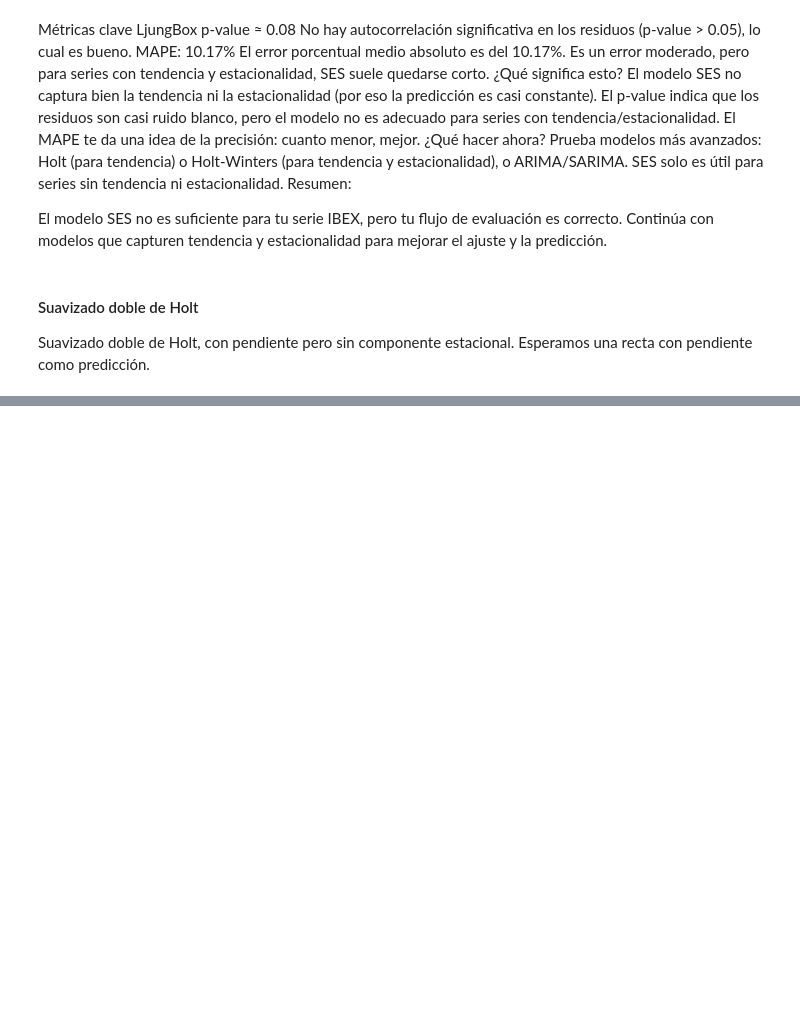
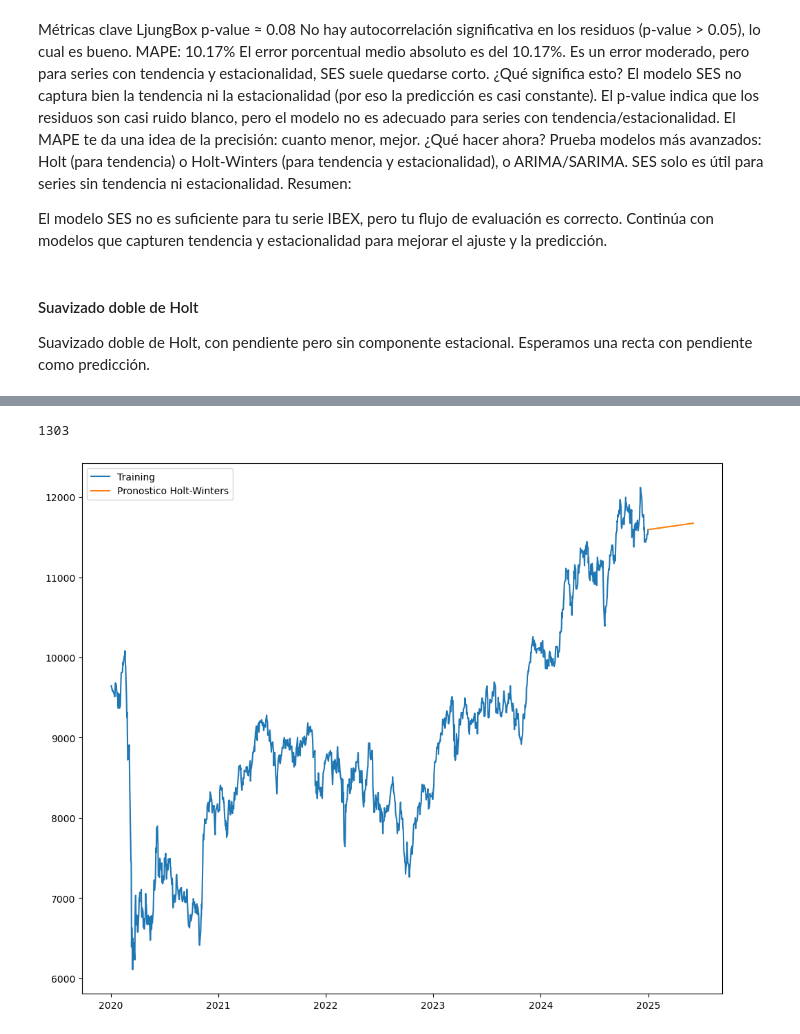
Before and after one commit to TFMUCM01/TFM, a Jupyter notebook: Analisis_ML/series_temporales.ipynb, the cells around one changed output, grey strips where cells are left out. Cells and saved outputs as stored; diff of their text form; code cells hidden in the pictures; blank space fills up the shorter version.

Commit message:
# Adicion de modelo Holt Winters simple

```diff
--- a/Analisis_ML/series_temporales.ipynb
+++ b/Analisis_ML/series_temporales.ipynb
@@ -680,0 +692,18 @@ Suavizado doble de Holt, con pendiente pero sin componente estacional. Esperamos
+# %%
+IBEX_CLOSE = IBEX[["Close"]]
+# Filtrar hasta el 2024-12-31 usando el índice
+IBEX_CLOSE_filtrado = IBEX_CLOSE.loc[:'2024-12-31']
+valor = IBEX_CLOSE_filtrado.shape[0]
+valor
+# %% [output]
+1303
+# %%
+modelo_hw = ets.ExponentialSmoothing(IBEX_CLOSE["Close"].iloc[:valor], trend="multiplicative", seasonal=None).fit()
+pronostico_hw_adicion = modelo_hw.predict(start="2025-01-01", end="2025-05-31")
+# %%
+plt.plot(IBEX_CLOSE_filtrado["Close"],label="Training")
+plt.plot(pronostico_hw_adicion,label="Pronostico Holt-Winters")
+plt.legend()
+plt.show()
+# %% [output]
+[figure, added]
```
Also changed, not shown: parts of 1 cell of this notebook.
